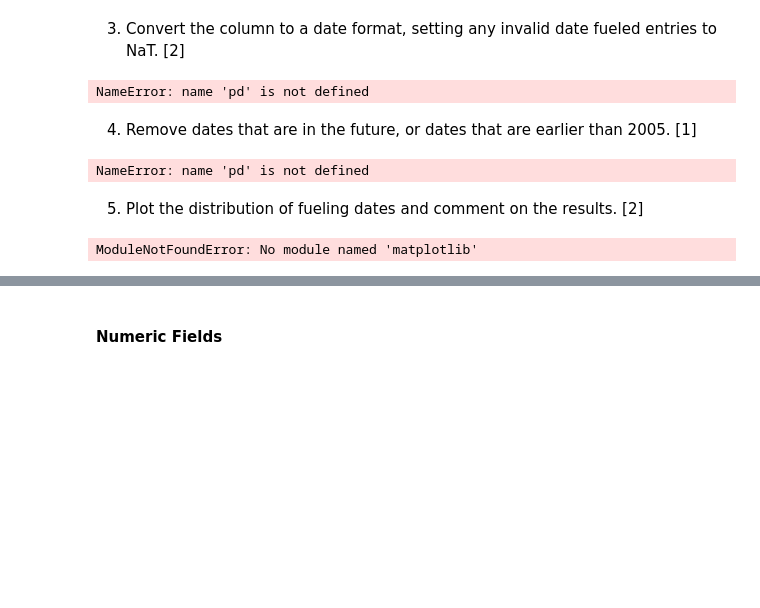
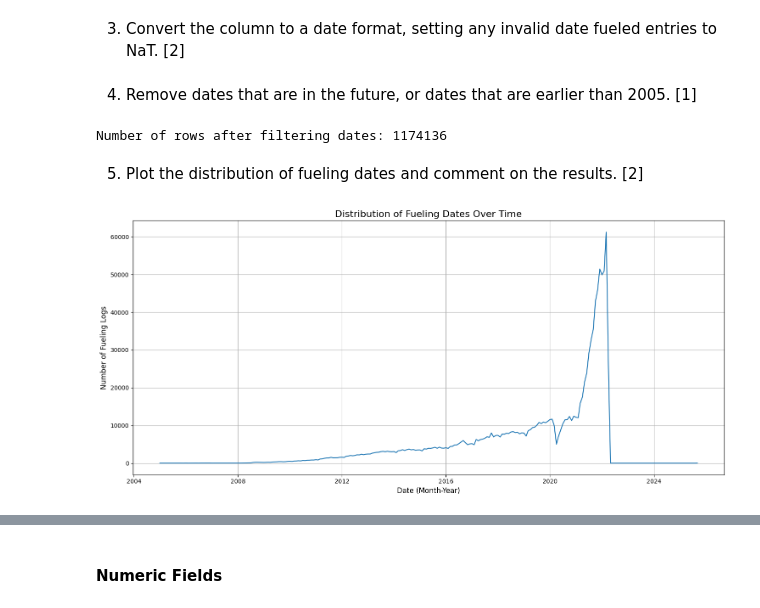
Before and after one commit to tarunaidoo/IDVE_Assignment1, a Jupyter notebook: Assignement.ipynb, the cells around one changed output, grey strips where cells are left out. Cells and saved outputs as stored; diff of their text form; code cells hidden in the pictures; blank space fills up the shorter version.

```diff
--- a/Assignement.ipynb
+++ b/Assignement.ipynb
@@ -43,57 +125,41 @@ NameError: name 'pd' is not defined
 3. Convert the column to a date format, setting any invalid date fueled entries
 to NaT. [2]
 # %%
-# Re-apply the conversion to the column to ensure any remaining invalid dates are NaT
-# This is a good practice to ensure consistency
-df['date fueled'] = pd.to_datetime(df['date fueled'], errors='coerce')
+# Re-apply the conversion to the cleaned column
+df['date_fueled_cleaned'] = pd.to_datetime(df['date_fueled_cleaned'], errors='coerce')
-# %% [output]
-NameError: name 'pd' is not defined
 # %% [markdown]
 4. Remove dates that are in the future, or dates that are earlier than 2005.
 [1]
 # %%
-# Define the date boundaries
+# --- 1.1.4: Remove dates that are in the future, or earlier than 2005 ---
 min_date = pd.to_datetime('2005-01-01')
 current_date = pd.to_datetime('now')
-
-# Filter out dates that are in the future or earlier than 2005
-df = df[(df['date fueled'] >= min_date) & (df['date fueled'] <= current_date)]
+df = df[(df['date_fueled_cleaned'] >= min_date) & (df['date_fueled_cleaned'] <= current_date)].copy()
+print(f"Number of rows after filtering dates: {len(df)}")
+#print(rows removed from total, then rows remaining)
 # %% [output]
-NameError: name 'pd' is not defined
+Number of rows after filtering dates: 1174136
 # %% [markdown]
 5. Plot the distribution of fueling dates and comment on the results. [2]
 # %%
-import matplotlib.pyplot as plt
-import seaborn as sns
+# Drop rows where the cleaned date is a null value for plotting
+df_cleaned_for_plot = df.dropna(subset=['date_fueled_cleaned']).copy()
 
-# Set the style of the plots
-sns.set_style('whitegrid')
+# Extract month and year to create a time series for plotting
+df_cleaned_for_plot['fueling_month_year'] = df_cleaned_for_plot['date_fueled_cleaned'].dt.to_period('M')
 
-# Extract the year and month for plotting
-df['fueling_year'] = df['date fueled'].dt.year
-df['fueling_month_year'] = df['date fueled'].dt.to_period('M')
+# Group by the month/year and count the number of entries for each period
+fueling_counts = df_cleaned_for_plot.groupby('fueling_month_year').size().to_frame('count')
+fueling_counts.index = fueling_counts.index.to_timestamp()
 
-# Plot the distribution over the years
-plt.figure(figsize=(10, 6))
-sns.histplot(df['fueling_year'], bins=range(df['fueling_year'].min(), df['fueling_year'].max() + 2), kde=False)
-plt.title('Distribution of Fueling Dates by Year')
-plt.xlabel('Year')
-plt.ylabel('Number of Entries')
-plt.show()
-
-# Plot the distribution over time (by month-year)
-# Convert to a DataFrame for easier plotting with seaborn
-fueling_counts = df['fueling_month_year'].value_counts().sort_index().reset_index()
-fueling_counts.columns = ['Date', 'Count']
-fueling_counts['Date'] = fueling_counts['Date'].astype(str)
-
+# Create the plot
 plt.figure(figsize=(15, 7))
-sns.lineplot(data=fueling_counts, x='Date', y='Count')
-plt.title('Fueling Activity Over Time')
-plt.xlabel('Date')
-plt.ylabel('Number of Fueling Logs')
-plt.xticks(rotation=45)
+sns.lineplot(data=fueling_counts, x=fueling_counts.index, y='count')
+plt.title('Distribution of Fueling Dates Over Time', fontsize=16)
+plt.xlabel('Date (Month-Year)', fontsize=12)
+plt.ylabel('Number of Fueling Logs', fontsize=12)
+plt.grid(True)
 plt.tight_layout()
 plt.show()
 # %% [output]
-ModuleNotFoundError: No module named 'matplotlib'
+[figure, added]
```
Also changed, not shown: parts of 55 cells of this notebook, 1 other file.
